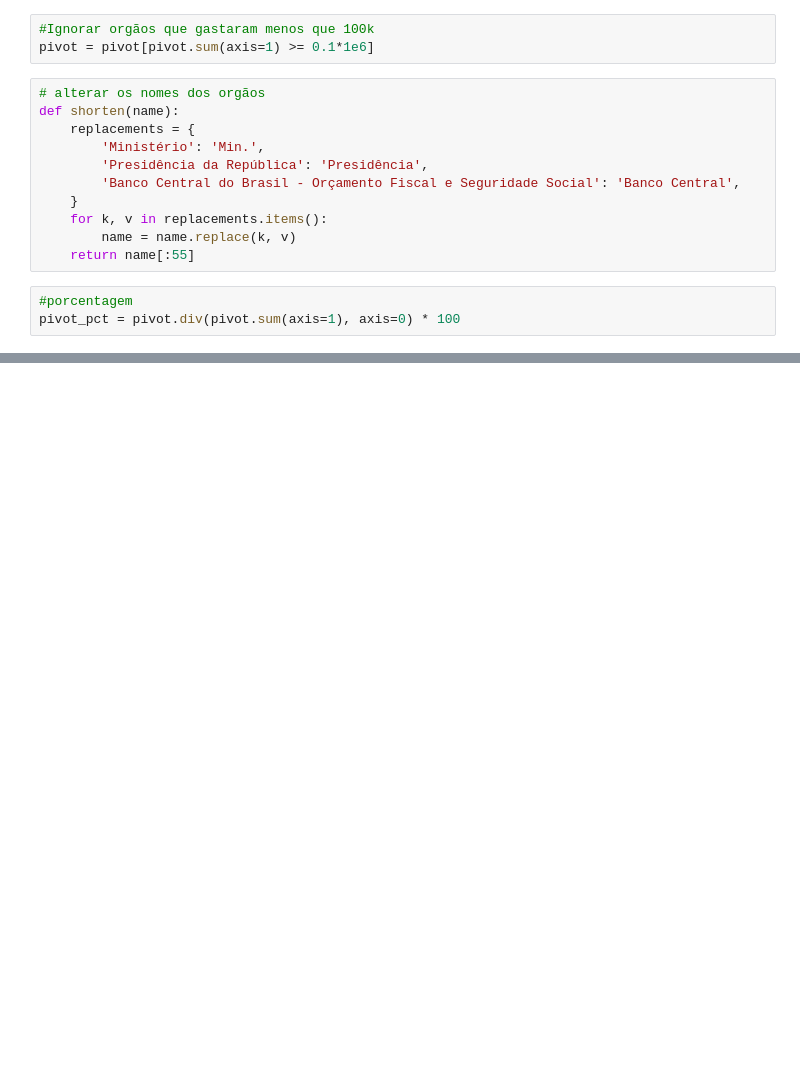
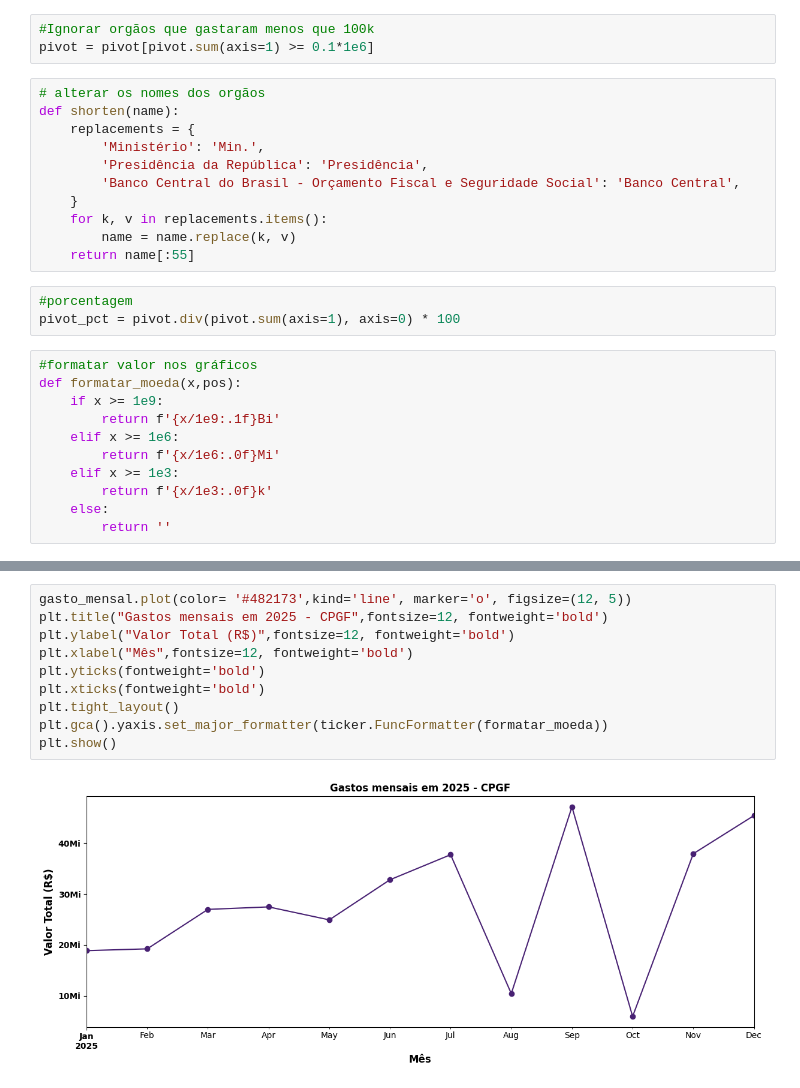
Before and after one commit to JoaoQAlisson/Projeto---CPGF, a Jupyter notebook: sazonalidade_semana.ipynb, the cells around one changed output, grey strips where cells are left out. Cells and saved outputs as stored; diff of their text form; blank space fills up the shorter version.

```diff
--- a/sazonalidade_semana.ipynb
+++ b/sazonalidade_semana.ipynb
@@ -48,6 +56,17 @@ def shorten(name):
 # %%
 #porcentagem
 pivot_pct = pivot.div(pivot.sum(axis=1), axis=0) * 100
+# %%
+#formatar valor nos gráficos
+def formatar_moeda(x,pos):
+    if x >= 1e9:
+        return f'{x/1e9:.1f}Bi'
+    elif x >= 1e6:
+        return f'{x/1e6:.0f}Mi'
+    elif x >= 1e3:
+        return f'{x/1e3:.0f}k'
+    else:
+        return ''
 # %%
 fig, axes = plt.subplots(1, 2, figsize=(20, 10))
 plt.suptitle('Gastos CPGF — 2025\nÓrgão × Dia da Semana', fontsize=15, fontweight='bold', y=1.01)
@@ -93,0 +113,12 @@ plt.show()
+# %%
+gasto_mensal.plot(color= '#482173',kind='line', marker='o', figsize=(12, 5))
+plt.title("Gastos mensais em 2025 - CPGF",fontsize=12, fontweight='bold')
+plt.ylabel("Valor Total (R$)",fontsize=12, fontweight='bold')
+plt.xlabel("Mês",fontsize=12, fontweight='bold')
+plt.yticks(fontweight='bold')
+plt.xticks(fontweight='bold')
+plt.tight_layout()
+plt.gca().yaxis.set_major_formatter(ticker.FuncFormatter(formatar_moeda))
+plt.show()
+# %% [output]
+[figure, added]
```
Also changed, not shown: parts of 5 cells of this notebook, 6 other files.
